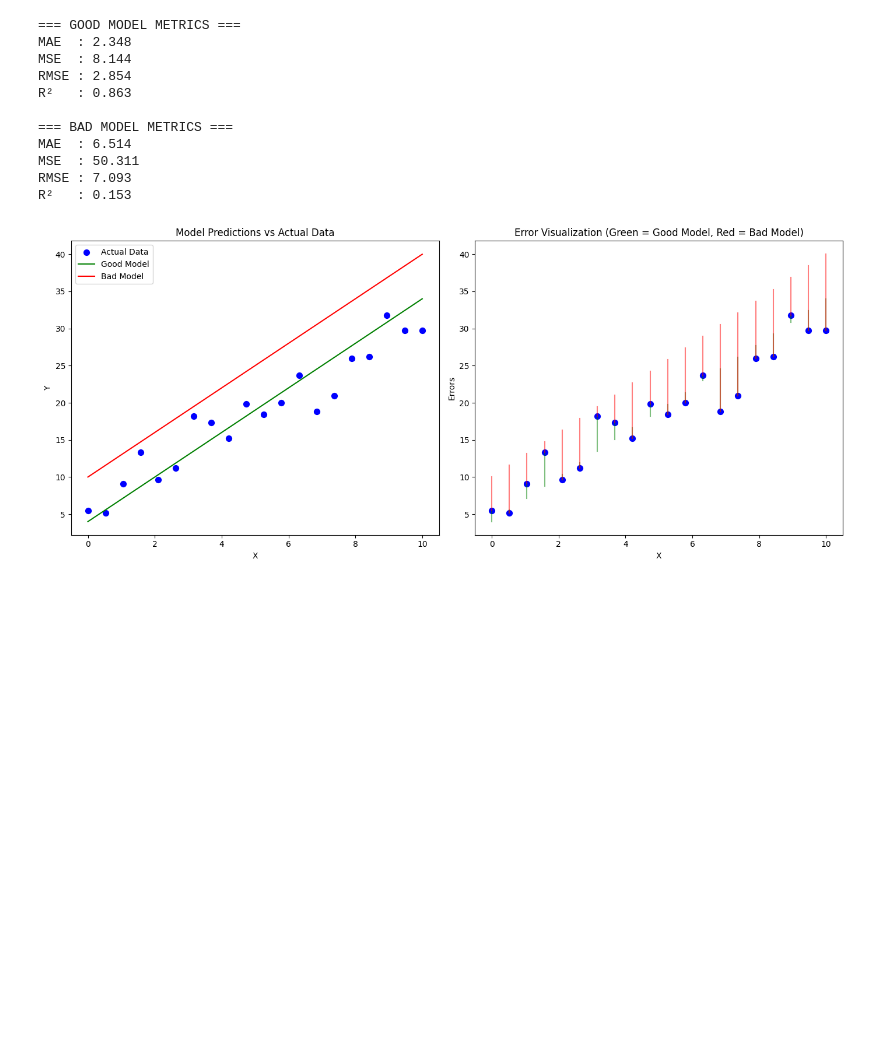
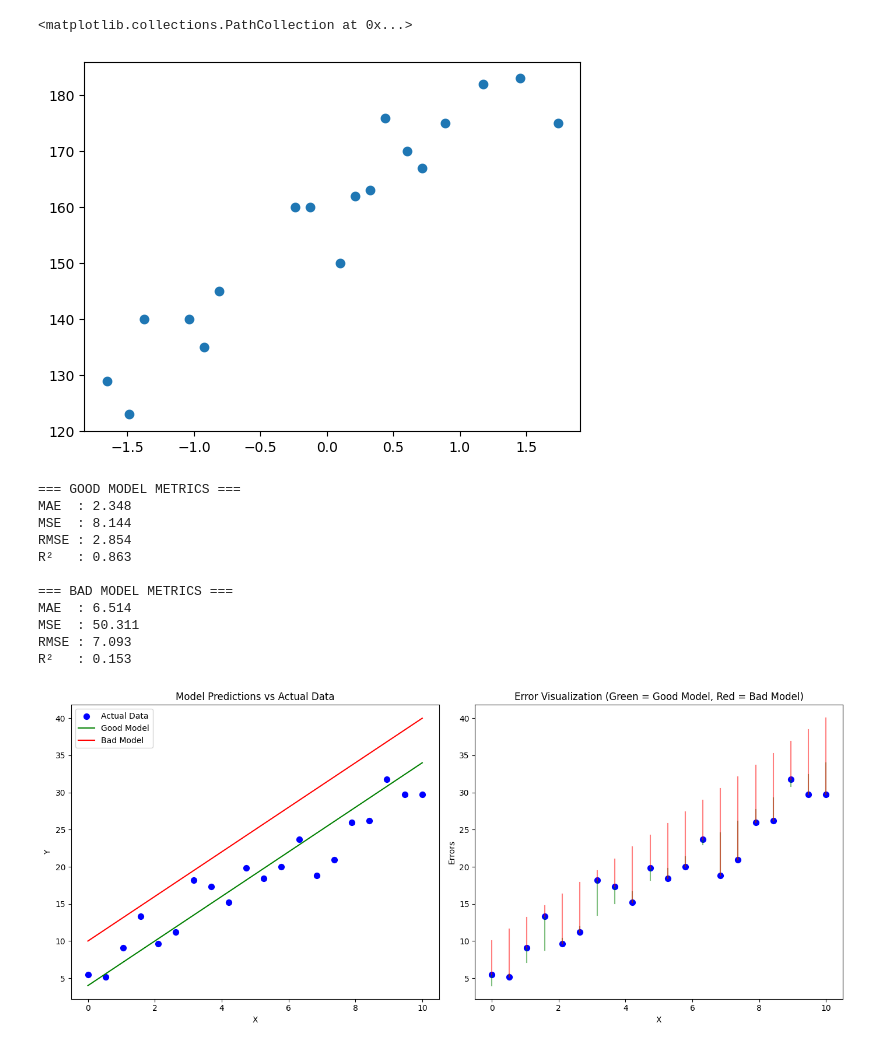
Before and after one commit to sahilmaniyar888/ngrat, a Jupyter notebook: Machine_Learning/Linear_Regression.ipynb, the cells around one changed output. Cells and saved outputs as stored; diff of their text form; code cells hidden in the pictures; blank space fills up the shorter version.

```diff
--- a/Machine_Learning/Linear_Regression.ipynb
+++ b/Machine_Learning/Linear_Regression.ipynb
@@ -1,3 +46,8 @@
+# %%
+plt.scatter(X_train,y_train)
+# %% [output]
+<matplotlib.collections.PathCollection at 0x...>
+[figure, added]
 # %%
 import numpy as np
 import matplotlib.pyplot as plt
```
Also changed, not shown: parts of 9 cells of this notebook, 1 other file.
